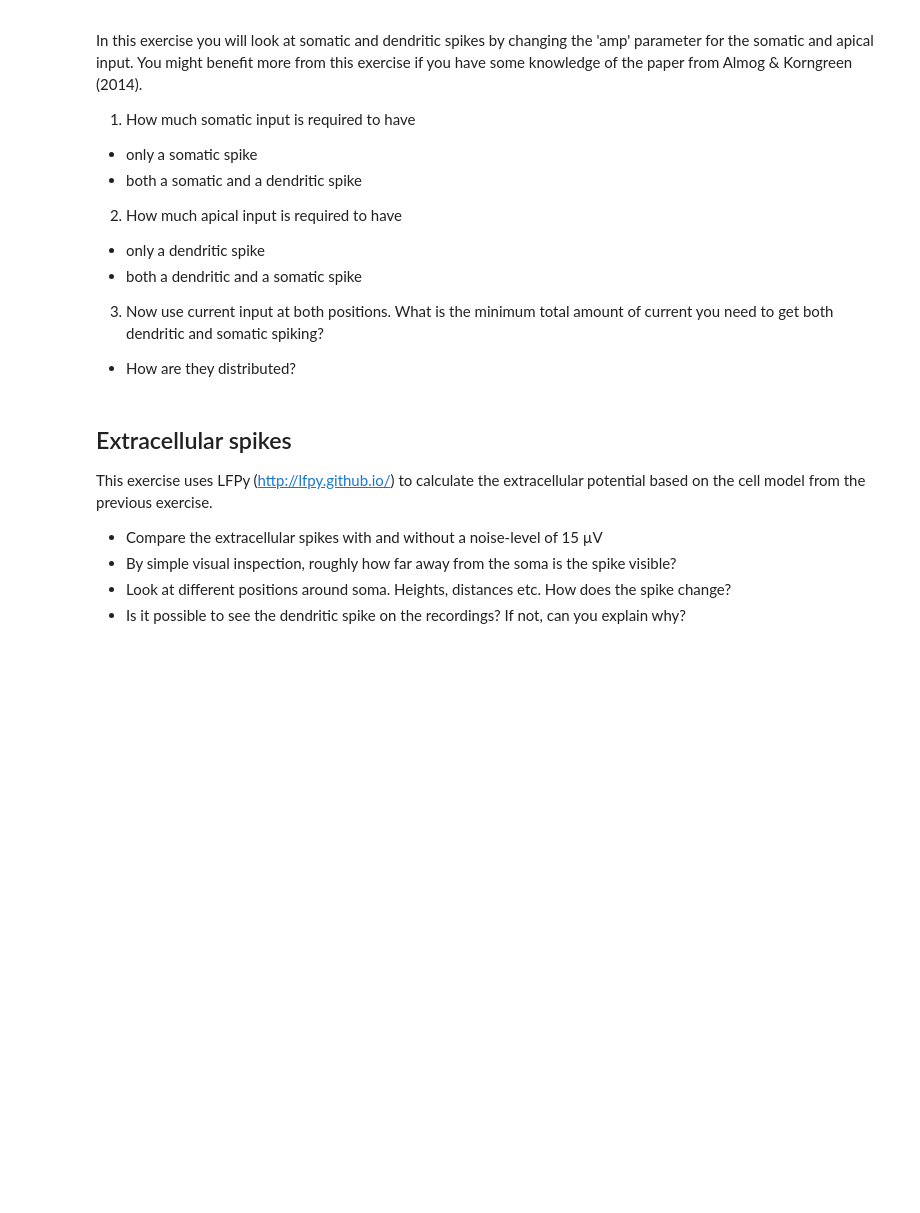
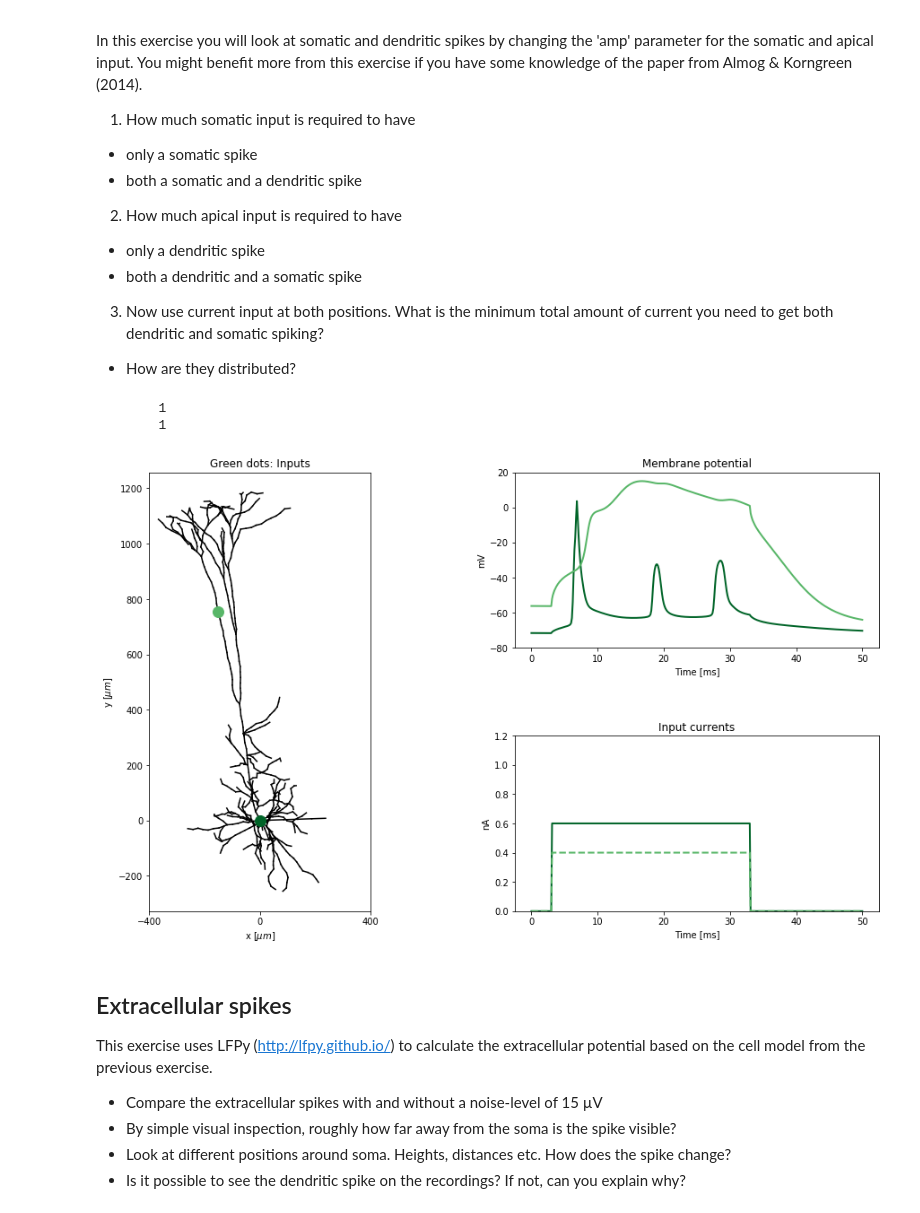
Before and after one commit to torbjone/my_binder_test, a Jupyter notebook: index.ipynb, the cells around one changed output. Drawn from its saved outputs; the diff is of its cells as text; code cells hidden in the pictures; blank space fills up the shorter version.

```diff
--- a/index.ipynb
+++ b/index.ipynb
@@ -75,24 +77,28 @@ del soma, dend, stim, recording_site, input_site, t, v
 # %%
 
 
 # Parameters for step pulse input to soma and apical dendrite
 soma_clamp_params = {
     'idx': 0,  # Cell index of soma
     'record_current': True,
-    'amp': 0.0, # [nA] Current injected in soma
+    'amp': 0.6, # [nA] Current injected in soma
     'dur': 30., # [ms] Duration of pulse
     'delay': 3, # [ms] Delay before pulse onset
     'pptype': 'IClamp',
     }
 apic_clamp_params = {
     'record_current': True,
-    'amp': 0.6,  # [nA] Current injected in apical dendrite
+    'amp': 0.4,  # [nA] Current injected in apical dendrite
     'dur': 30., # [ms] Duration of pulse
     'delay': 3, # [ms] Delay before pulse onset
     'pptype': 'IClamp',
     }
 
 exercise1(soma_clamp_params, apic_clamp_params)
+# %% [output]
+        1
+        1
+[figure, added]
 # %% [markdown]
 ## Extracellular spikes
 This exercise uses LFPy (http://lfpy.github.io/) to calculate the extracellular potential based on the cell model from the previous exercise.
```
Also changed, not shown: parts of 6 cells of this notebook, 4 other files.
